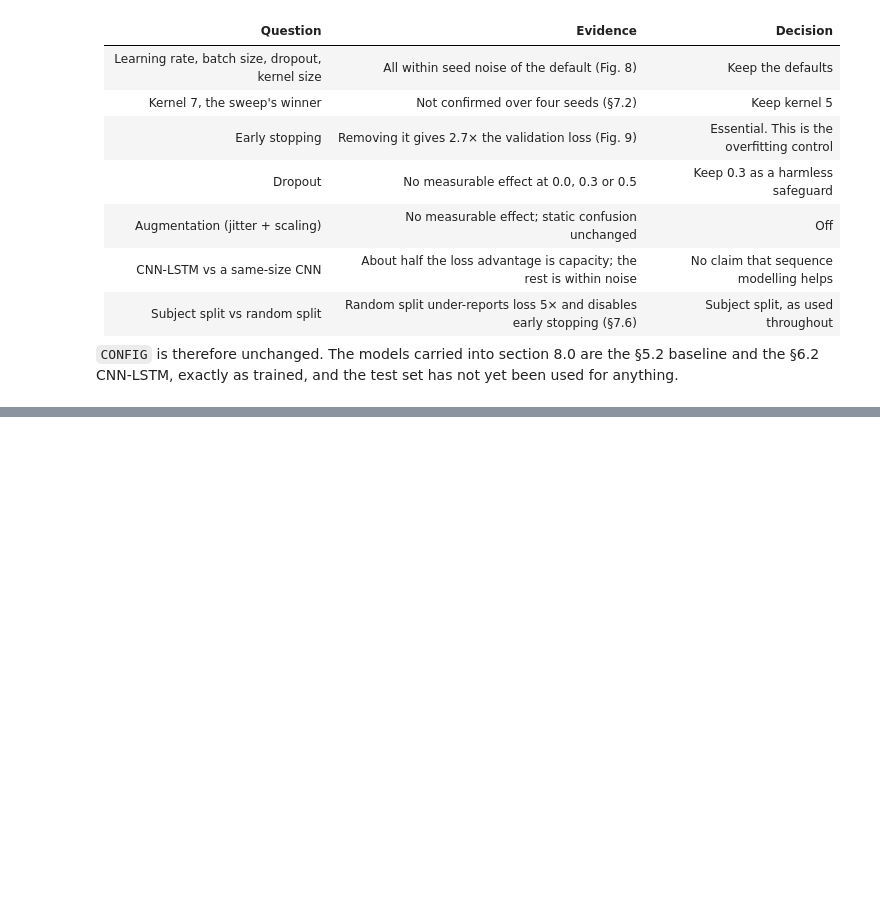
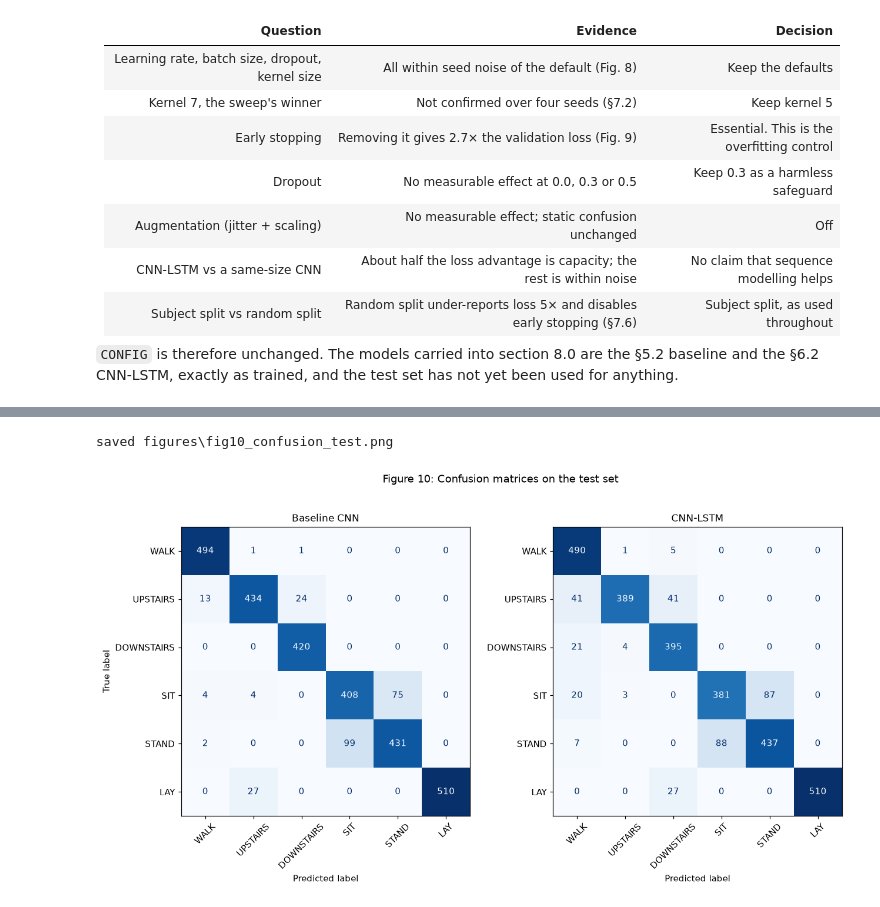
Before and after one commit to Kha73k/IT8414-GroupProject, a Jupyter notebook: IT8414_HAR.ipynb, the cells around one changed output, grey strips where cells are left out. Drawn from its saved outputs; the diff is of its cells as text; code cells hidden in the pictures; blank space fills up the shorter version.

```diff
--- a/IT8414_HAR.ipynb
+++ b/IT8414_HAR.ipynb
@@ -2649,0 +2988,6 @@ not yet been used for anything.
+# %%
+# author: Rashed Ramadham
+for label, model in models.items():
+    print(f"=== {label} ===")
+    print(classification_report(y_test, predict(model, X_test_std),
+                                target_names=ACTIVITIES, digits=3))
@@ -2649,0 +3075,24 @@ not yet been used for anything.
+# %%
+# author: Rashed Ramadham
+def plot_confusions(X, y, split_name, number, slug, normalize=None):
+    """Side-by-side confusion matrices of every model in `models`, on one split."""
+    fig, axes = plt.subplots(1, len(models), figsize=(6.8 * len(models), 5.8))
+    for ax, (label, model) in zip(axes, models.items()):
+        ConfusionMatrixDisplay.from_predictions(
+            y, predict(model, X), labels=list(range(N_CLASSES)),
+            display_labels=SHORT_NAMES, normalize=normalize,
+            cmap="Blues", colorbar=False, ax=ax)
+        ax.set_title(label)
+        ax.grid(False)
+        ax.tick_params(axis="x", labelrotation=45)
+        if ax is not axes[0]:
+            ax.set_ylabel("")                 # one shared y label, no overlap
+    fig.suptitle(f"Figure {number}: Confusion matrices on the {split_name} set", y=1.02)
+    savefig(fig, number, slug)
+    plt.show()
+
+
+plot_confusions(X_test_std, y_test, "test", 10, "confusion_test")
+# %% [output]
+saved figures\fig10_confusion_test.png
+[figure, added]
```
Also changed, not shown: parts of 29 cells of this notebook, 2 other files.
